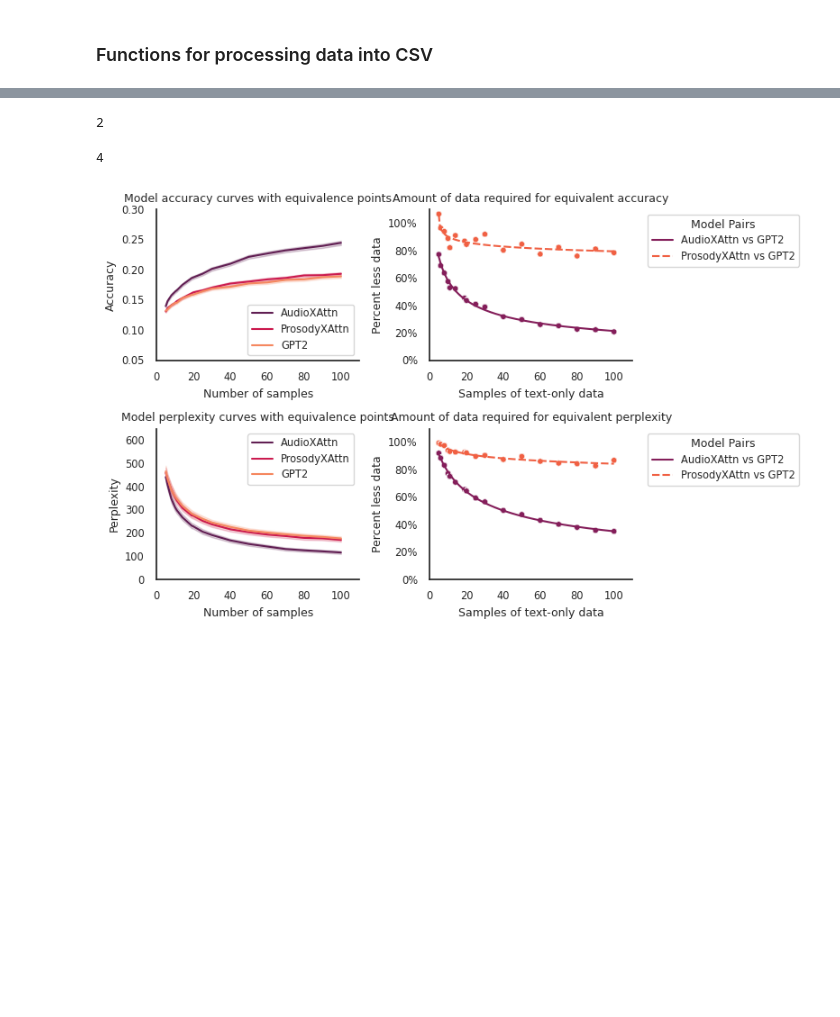
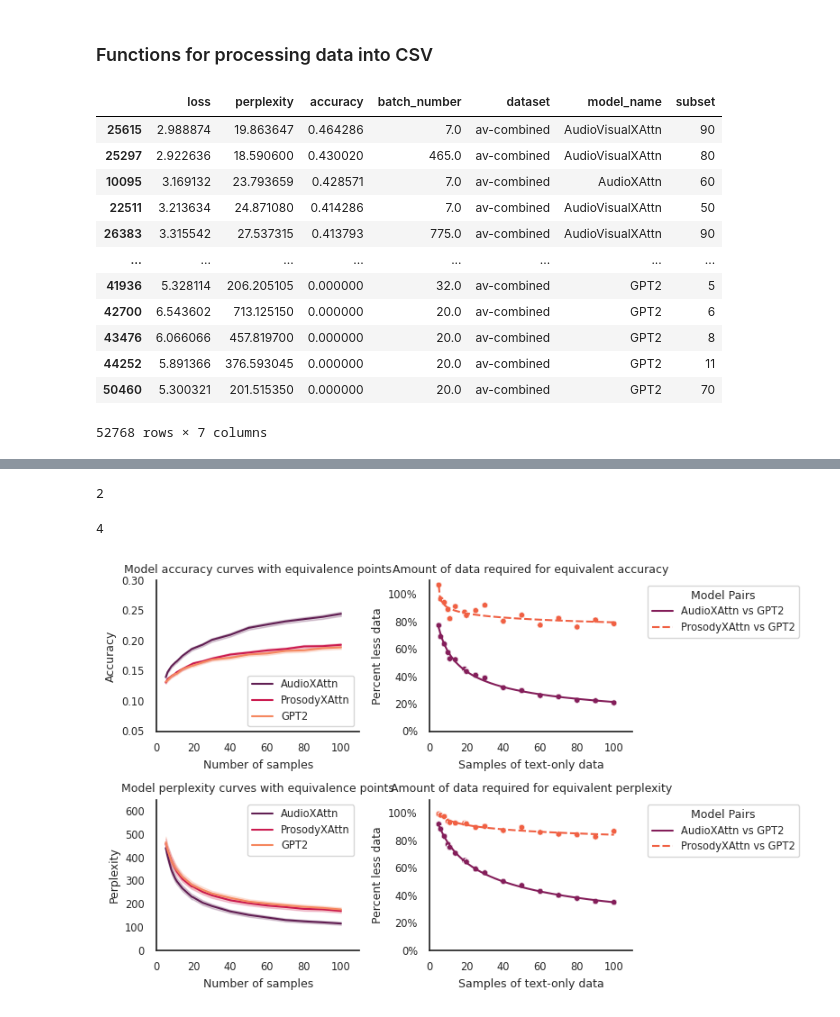
Before and after one commit to thefinnlab/isc_asynchrony_behavioral, a Jupyter notebook: code/notebooks/model06_GetDatasetHours.ipynb, the cells around one changed output, grey strips where cells are left out. Cells and saved outputs as stored; diff of their text form; code cells hidden in the pictures; blank space fills up the shorter version.

```diff
--- a/code/notebooks/model06_GetDatasetHours.ipynb
+++ b/code/notebooks/model06_GetDatasetHours.ipynb
@@ -359,0 +228,16 @@ NameError: name 'torch' is not defined
+# %%
+df_results
+# %% [output]
+|  | loss | perplexity | accuracy | batch_number | dataset | model_name | subset |
+| 25615 | 2.988874 | 19.863647 | 0.464286 | 7.0 | av-combined | AudioVisualXAttn | 90 |
+| 25297 | 2.922636 | 18.590600 | 0.430020 | 465.0 | av-combined | AudioVisualXAttn | 80 |
+| 10095 | 3.169132 | 23.793659 | 0.428571 | 7.0 | av-combined | AudioXAttn | 60 |
+| 22511 | 3.213634 | 24.871080 | 0.414286 | 7.0 | av-combined | AudioVisualXAttn | 50 |
+| 26383 | 3.315542 | 27.537315 | 0.413793 | 775.0 | av-combined | AudioVisualXAttn | 90 |
+| ... | ... | ... | ... | ... | ... | ... | ... |
+| 41936 | 5.328114 | 206.205105 | 0.000000 | 32.0 | av-combined | GPT2 | 5 |
+| 42700 | 6.543602 | 713.125150 | 0.000000 | 20.0 | av-combined | GPT2 | 6 |
+| 43476 | 6.066066 | 457.819700 | 0.000000 | 20.0 | av-combined | GPT2 | 8 |
+| 44252 | 5.891366 | 376.593045 | 0.000000 | 20.0 | av-combined | GPT2 | 11 |
+| 50460 | 5.300321 | 201.515350 | 0.000000 | 20.0 | av-combined | GPT2 | 70 |
+52768 rows × 7 columns
```
Also changed, not shown: parts of 64 cells of this notebook, 42 other files.
